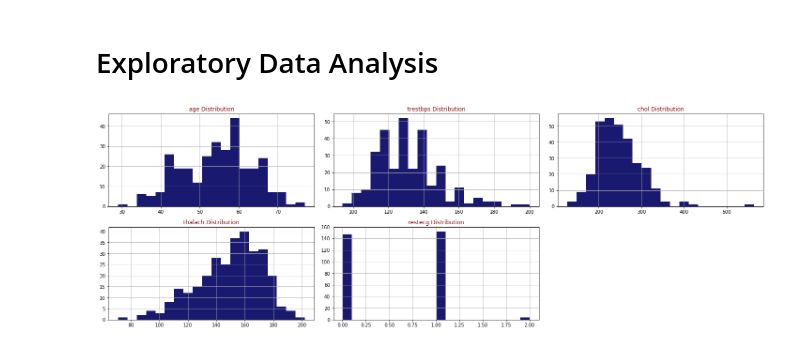
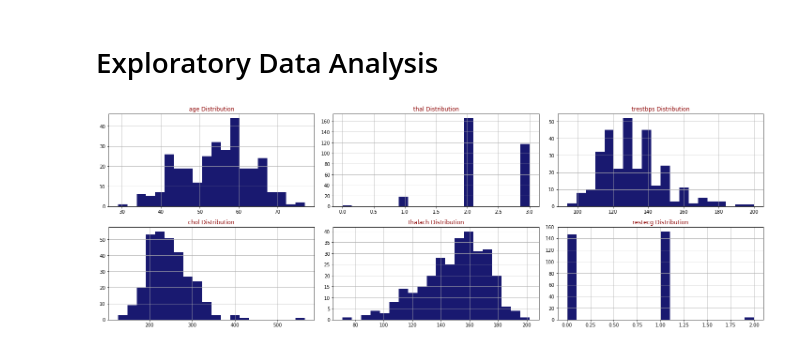
Before and after one commit to kaizendae/Heart-Disease-Project, a Jupyter notebook: Heart_disease_final_project.ipynb, the cells around one changed output. Cells and saved outputs as stored; diff of their text form; code cells hidden in the pictures.

```diff
--- a/Heart_disease_final_project.ipynb
+++ b/Heart_disease_final_project.ipynb
@@ -169,10 +171,10 @@ def draw_histograms(dataframe, features, rows, cols):
 
     fig.tight_layout()
     plt.show()
-
-draw_histograms(heart_data,['age','trestbps','chol','thalach','restecg'],6,3)
-# %% [output]
-[figure, removed]
+# %%
+draw_histograms(heart_data,['age','thal','trestbps','chol','thalach','restecg'],6,3)
+# %% [output]
+[figure, added]
 # %%
 heart_data.describe()
 # %% [output]
```
Also changed, not shown: parts of 7 cells of this notebook, 2 other files.
